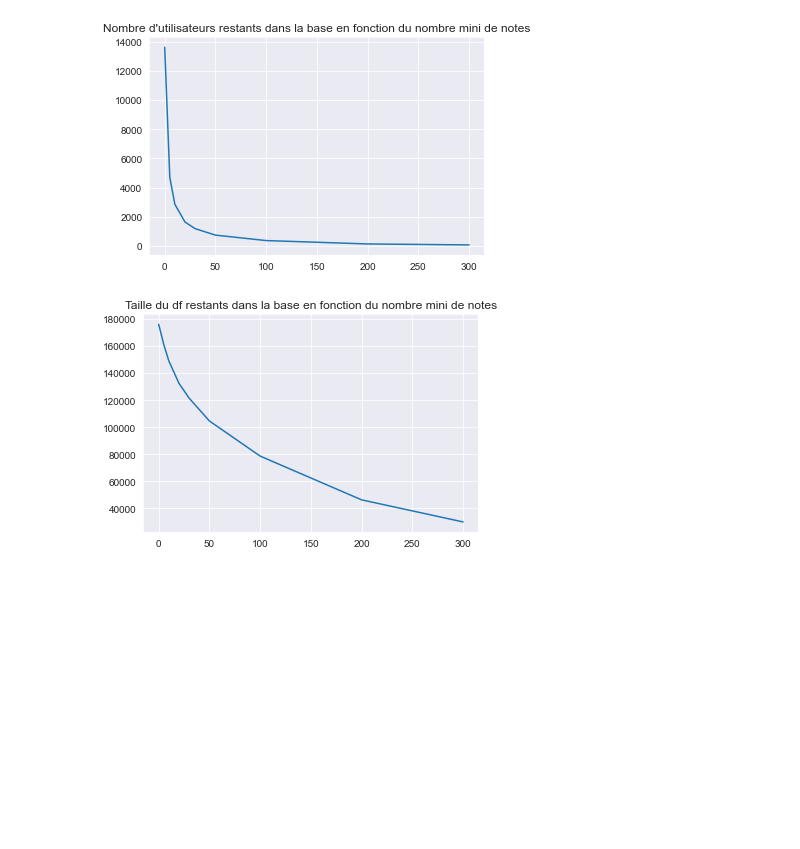
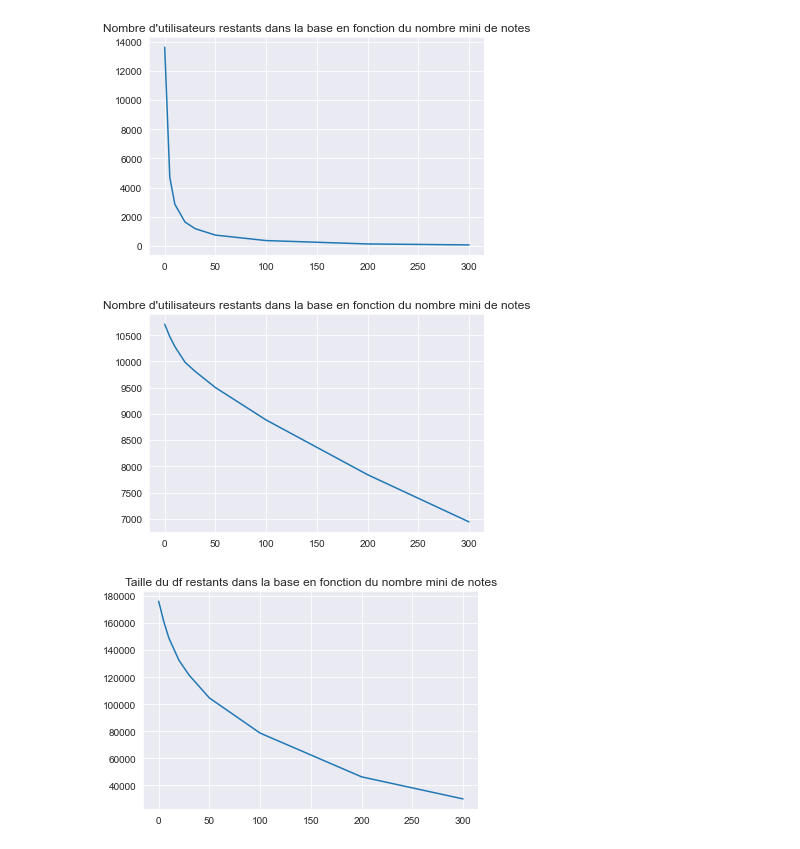
Before and after one commit to N-nolwenn/PLDAC, a Jupyter notebook: seance6/reco2-users-brouillon.ipynb, the cells around one changed output. Cells and saved outputs as stored; diff of their text form; code cells hidden in the pictures; blank space fills up the shorter version.

```diff
--- a/seance6/reco2-users-brouillon.ipynb
+++ b/seance6/reco2-users-brouillon.ipynb
@@ -81,6 +90,7 @@ import matplotlib.pyplot as plt
 
 l_min = [0,5,10,20,30,50,100,200,300]
 n_authors = []
+n_titles = []
 tailles_df = []
 
 authors_counts = df_avis['author'].value_counts()
@@ -89,10 +99,12 @@ for min_note in l_min:
   n_authors.append(np.unique(authors).shape[0])
 
   df_avis_k = df_avis[df_avis['author'].isin(authors)]
+  n_titles.append(df_avis_k["title"].nunique())
   tailles_df.append(len(df_avis_k))
 
 print("Nombre minimums de notes requis:\n  ",l_min)
 print("Liste du nombre d'authors restants:\n  ",n_authors)
+print("Liste du nombre de jeux restants:\n  ",n_titles)
 print("Taille de la base resultante:\n  ",tailles_df)
 # %% [output]
 Nombre minimums de notes requis:
@@ -108,6 +122,13 @@ plt.title("Nombre d'utilisateurs restants dans la base en fonction du nombre min
 plt.show()
 # %% [output]
 [figure]
+# %%
+sns.set_style("darkgrid")
+sns.lineplot(x=l_min,y=n_titles)
+plt.title("Nombre d'utilisateurs restants dans la base en fonction du nombre mini de notes")
+plt.show()
+# %% [output]
+[figure, added]
 # %%
 sns.set_style("darkgrid")
 sns.lineplot(x=l_min,y=tailles_df)
```
Also changed, not shown: parts of 52 cells of this notebook.
